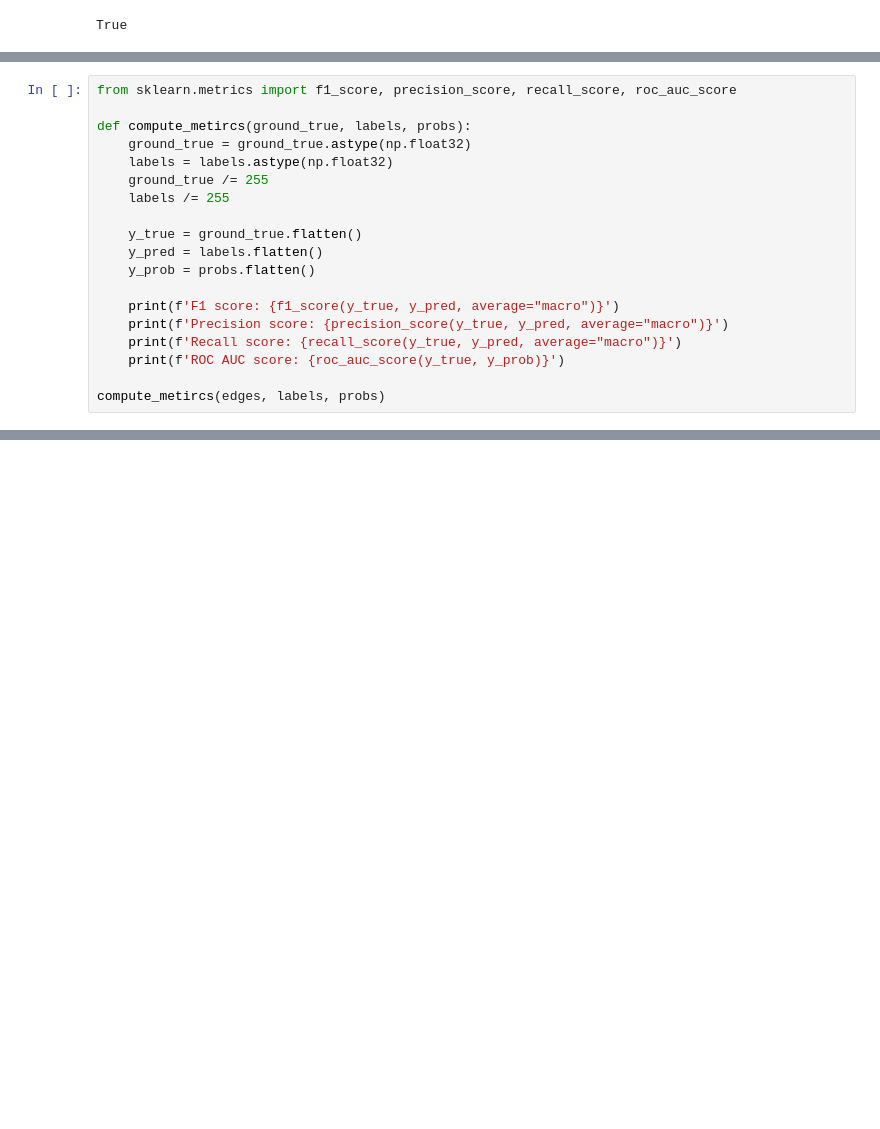
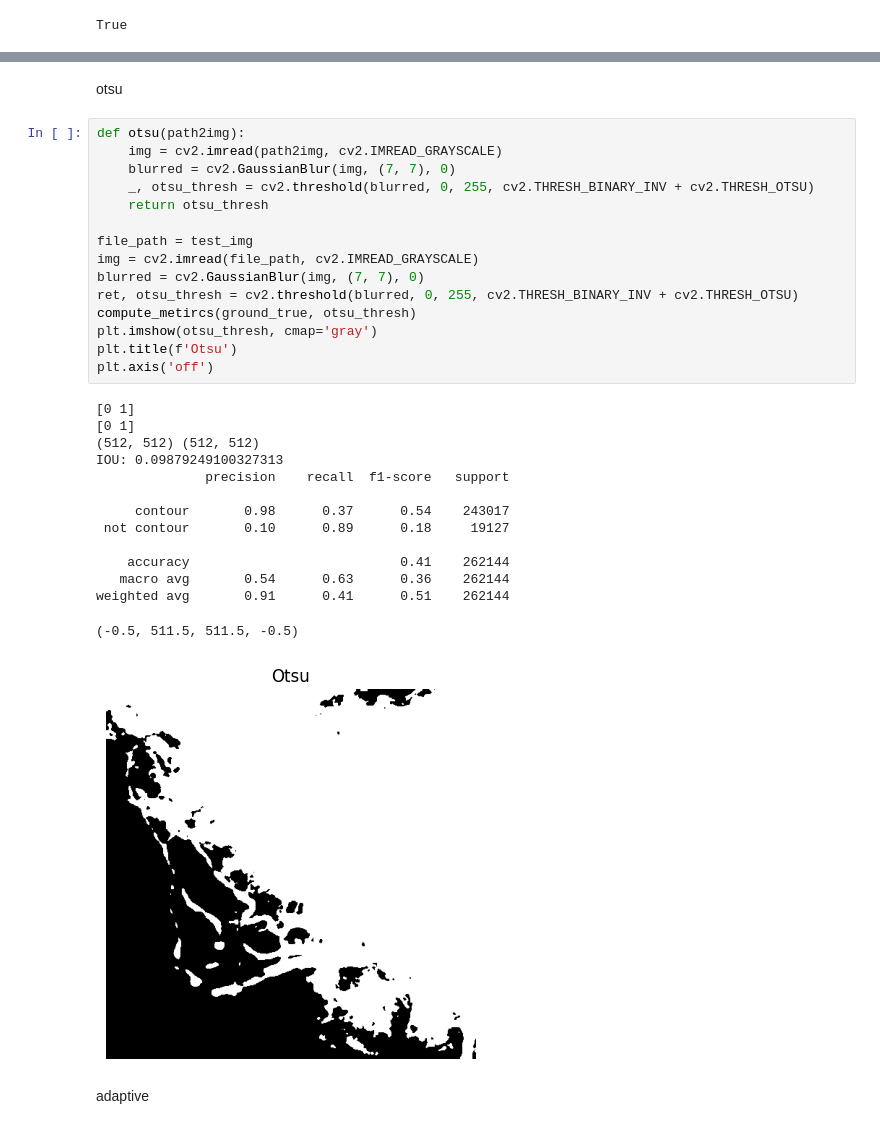
Before and after one commit to outsider8946/VCD, a Jupyter notebook: notebooks/comaring.ipynb, the cells around one changed output, grey strips where cells are left out. Saved outputs shown, nothing was run; the diff lists cells and outputs as text; blank space fills up the shorter version.

```diff
--- a/notebooks/comaring.ipynb
+++ b/notebooks/comaring.ipynb
@@ -71,19 +71,0 @@ np.unique(probs), np.unique(labels)
-# %%
-from sklearn.metrics import f1_score, precision_score, recall_score, roc_auc_score
-
-def compute_metircs(ground_true, labels, probs):
-    ground_true = ground_true.astype(np.float32)
-    labels = labels.astype(np.float32)
-    ground_true /= 255
-    labels /= 255
-
-    y_true = ground_true.flatten()
-    y_pred = labels.flatten()
-    y_prob = probs.flatten()
-
-    print(f'F1 score: {f1_score(y_true, y_pred, average="macro")}')
-    print(f'Precision score: {precision_score(y_true, y_pred, average="macro")}')
-    print(f'Recall score: {recall_score(y_true, y_pred, average="macro")}')
-    print(f'ROC AUC score: {roc_auc_score(y_true, y_prob)}')
-
-compute_metircs(edges, labels, probs)
@@ -94,0 +129,34 @@ ROC AUC score: 0.9585411157731766
+# %% [markdown]
+otsu
+# %%
+def otsu(path2img):
+    img = cv2.imread(path2img, cv2.IMREAD_GRAYSCALE)
+    blurred = cv2.GaussianBlur(img, (7, 7), 0)
+    _, otsu_thresh = cv2.threshold(blurred, 0, 255, cv2.THRESH_BINARY_INV + cv2.THRESH_OTSU)
+    return otsu_thresh
+
+file_path = test_img
+img = cv2.imread(file_path, cv2.IMREAD_GRAYSCALE)
+blurred = cv2.GaussianBlur(img, (7, 7), 0)
+ret, otsu_thresh = cv2.threshold(blurred, 0, 255, cv2.THRESH_BINARY_INV + cv2.THRESH_OTSU)
+compute_metircs(ground_true, otsu_thresh)
+plt.imshow(otsu_thresh, cmap='gray')
+plt.title(f'Otsu')
+plt.axis('off')
+# %% [output]
+[0 1]
+[0 1]
+(512, 512) (512, 512)
+IOU: 0.09879249100327313
+              precision    recall  f1-score   support
+
+     contour       0.98      0.37      0.54    243017
+ not contour       0.10      0.89      0.18     19127
+
+    accuracy                           0.41    262144
+   macro avg       0.54      0.63      0.36    262144
+weighted avg       0.91      0.41      0.51    262144
+(-0.5, 511.5, 511.5, -0.5)
+[figure, added]
+# %% [markdown]
+adaptive
```
Also changed, not shown: parts of 28 cells of this notebook, 2 other files.
